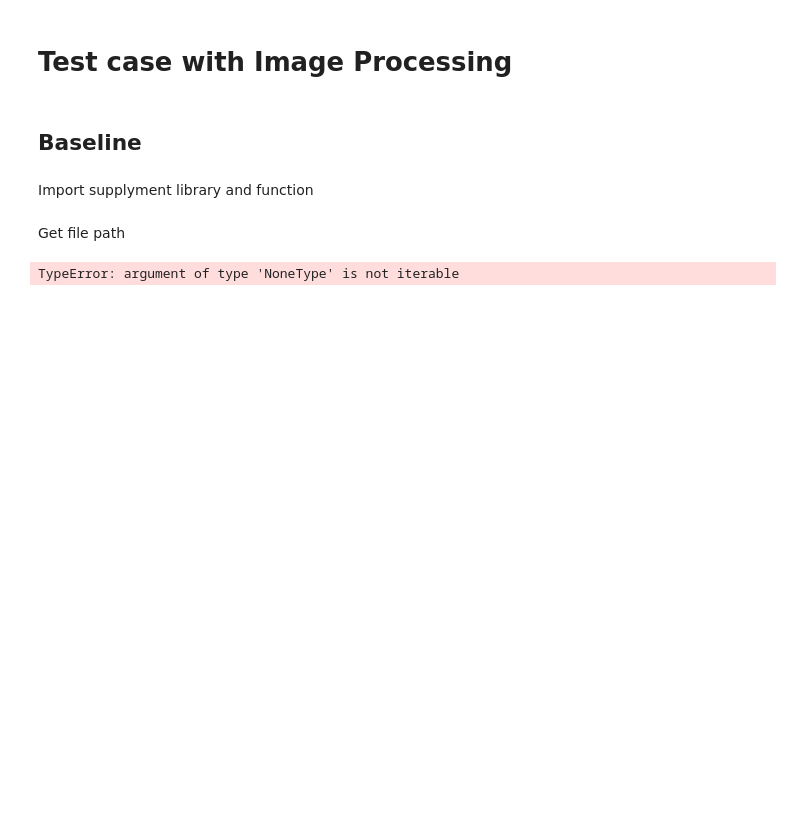
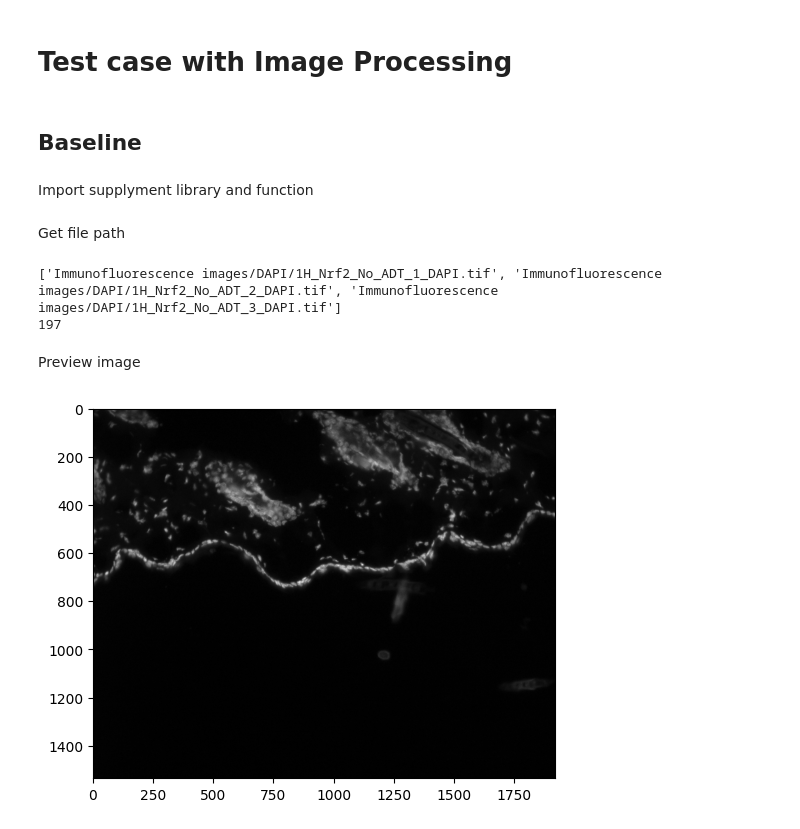
Before and after one commit to cusniwtt/automatic-cell-counting-in-immunofluorescence-tissue, a Jupyter notebook: image_processing.ipynb, the cells around one changed output. Drawn from its saved outputs; the diff is of its cells as text; code cells hidden in the pictures; blank space fills up the shorter version.

```diff
--- a/image_processing.ipynb
+++ b/image_processing.ipynb
@@ -15,14 +53,27 @@ from image_function import *
 # %% [markdown]
 Get file path
 # %%
-root = 'Dataset/DAPI/4x4'
+root = 'Immunofluorescence images/DAPI'
 files = os.listdir(root)
-files = files.sort()
-if '.DS_Store' in files: # for macOS file system
+files.sort()
+if '.DS_Store' in files:    # for macOS file system
     files.remove('.DS_Store')
-for file in files:
-    file = root + '/' + file
-print(files[0:3])
-print(len(files))
+paths = []
+for path in files:
+    path = root + '/' + path
+    paths.append(path)
+print(paths[0:3])
+print(len(paths))
 # %% [output]
-TypeError: argument of type 'NoneType' is not iterable
+['Immunofluorescence images/DAPI/1H_Nrf2_No_ADT_1_DAPI.tif', 'Immunofluorescence images/DAPI/1H_Nrf2_No_ADT_2_DAPI.tif', 'Immunofluorescence images/DAPI/1H_Nrf2_No_ADT_3_DAPI.tif']
+197
+# %% [markdown]
+Preview image
+# %%
+# read images
+source = paths[22]
+img = cv2.imread(source, 0)
+plt.imshow(img, cmap='gray')
+plt.show()
+# %% [output]
+[figure, added]
```
Also changed, not shown: parts of 9 cells of this notebook, 2 other files.
